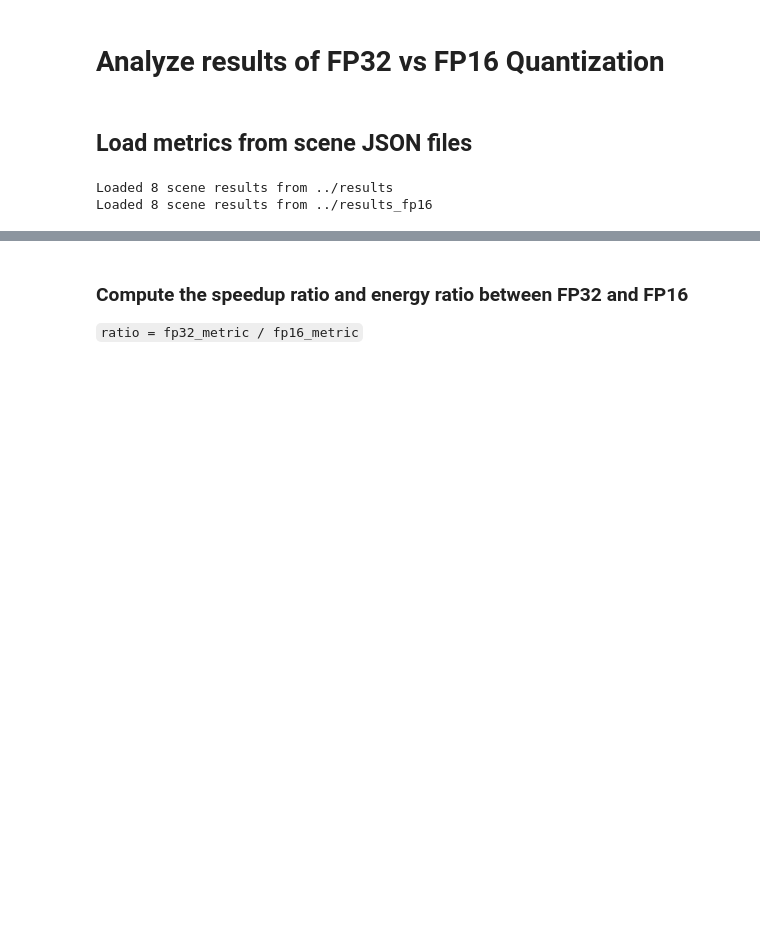
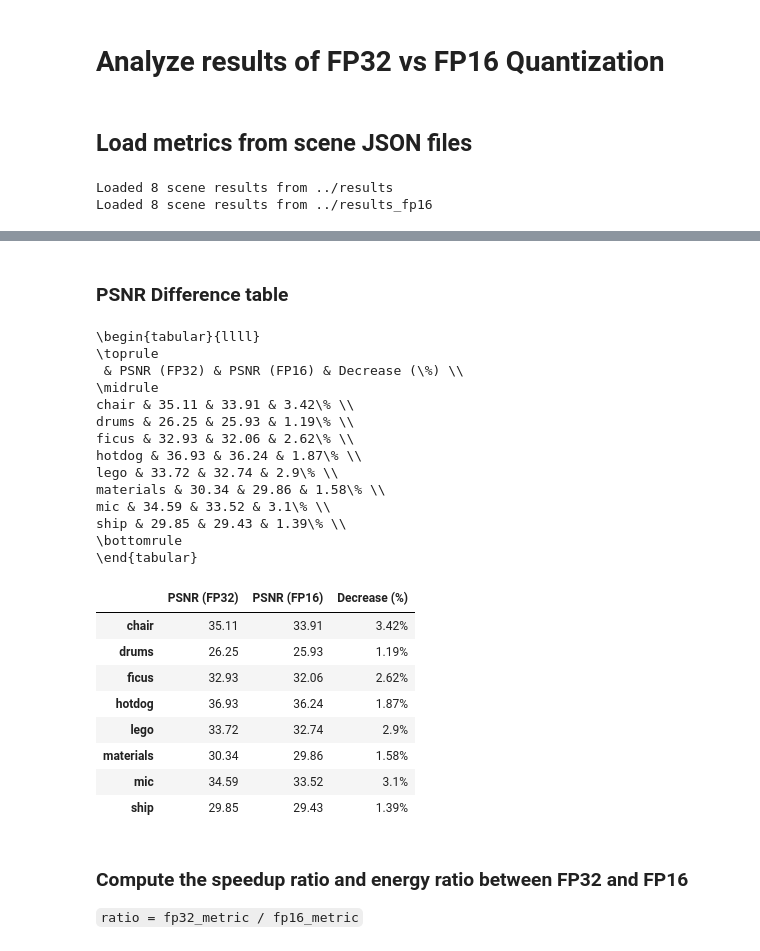
Before and after one commit to williamshen-nz/accelerating-nerfs, a Jupyter notebook: notebooks/Analyze Quantization.ipynb, the cells around one changed output, grey strips where cells are left out. Drawn from its saved outputs; the diff is of its cells as text; code cells hidden in the pictures; blank space fills up the shorter version.

```diff
--- a/notebooks/Analyze Quantization.ipynb
+++ b/notebooks/Analyze Quantization.ipynb
@@ -56,4 +56,40 @@ df_compare
 | ship | 354.269128 | 29.849499 | 336.880 | 119346.183849 | 0.150662 | 114.588152 | ... |
+# %% [markdown]
+### PSNR Difference table
+# %%
+df_compare["psnr_diff"] = 100 * (df_compare["fp32_psnr_avg"] - df_compare["fp16_psnr_avg"]) / df_compare["fp32_psnr_avg"]
+df_psnr = df_compare[["fp32_psnr_avg", "fp16_psnr_avg", "psnr_diff"]].copy()
+df_psnr["fp32_psnr_avg"] = df_psnr["fp32_psnr_avg"].round(2).astype(str)
+df_psnr["fp16_psnr_avg"] = df_psnr["fp16_psnr_avg"].round(2).astype(str)
+df_psnr["psnr_diff"] = df_psnr["psnr_diff"].round(2).astype(str) + '%'
+df_psnr.columns = ["PSNR (FP32)", "PSNR (FP16)", "Decrease (%)"]
+
+print(df_psnr.to_latex(escape=True))
+df_psnr
+# %% [output]
+\begin{tabular}{llll}
+\toprule
+ & PSNR (FP32) & PSNR (FP16) & Decrease (\%) \\
+\midrule
+chair & 35.11 & 33.91 & 3.42\% \\
+drums & 26.25 & 25.93 & 1.19\% \\
+ficus & 32.93 & 32.06 & 2.62\% \\
+hotdog & 36.93 & 36.24 & 1.87\% \\
+lego & 33.72 & 32.74 & 2.9\% \\
+materials & 30.34 & 29.86 & 1.58\% \\
+mic & 34.59 & 33.52 & 3.1\% \\
+ship & 29.85 & 29.43 & 1.39\% \\
+\bottomrule
+\end{tabular}
+|  | PSNR (FP32) | PSNR (FP16) | Decrease (%) |
+| chair | 35.11 | 33.91 | 3.42% |
+| drums | 26.25 | 25.93 | 1.19% |
+| ficus | 32.93 | 32.06 | 2.62% |
+| hotdog | 36.93 | 36.24 | 1.87% |
+| lego | 33.72 | 32.74 | 2.9% |
+| materials | 30.34 | 29.86 | 1.58% |
+| mic | 34.59 | 33.52 | 3.1% |
+| ship | 29.85 | 29.43 | 1.39% |
 # %% [markdown]
 ### Compute the speedup ratio and energy ratio between FP32 and FP16
 
```
Also changed, not shown: parts of 4 cells of this notebook, 3 other files.
